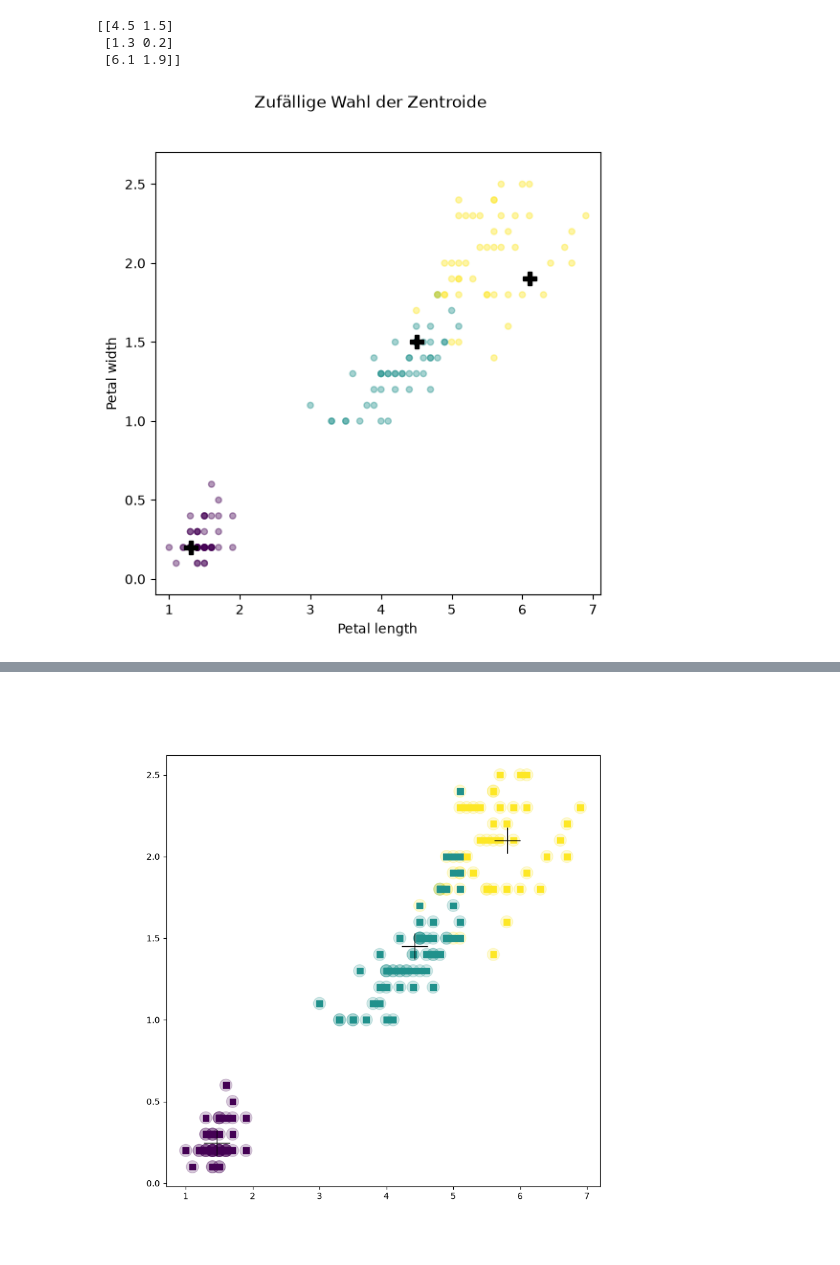
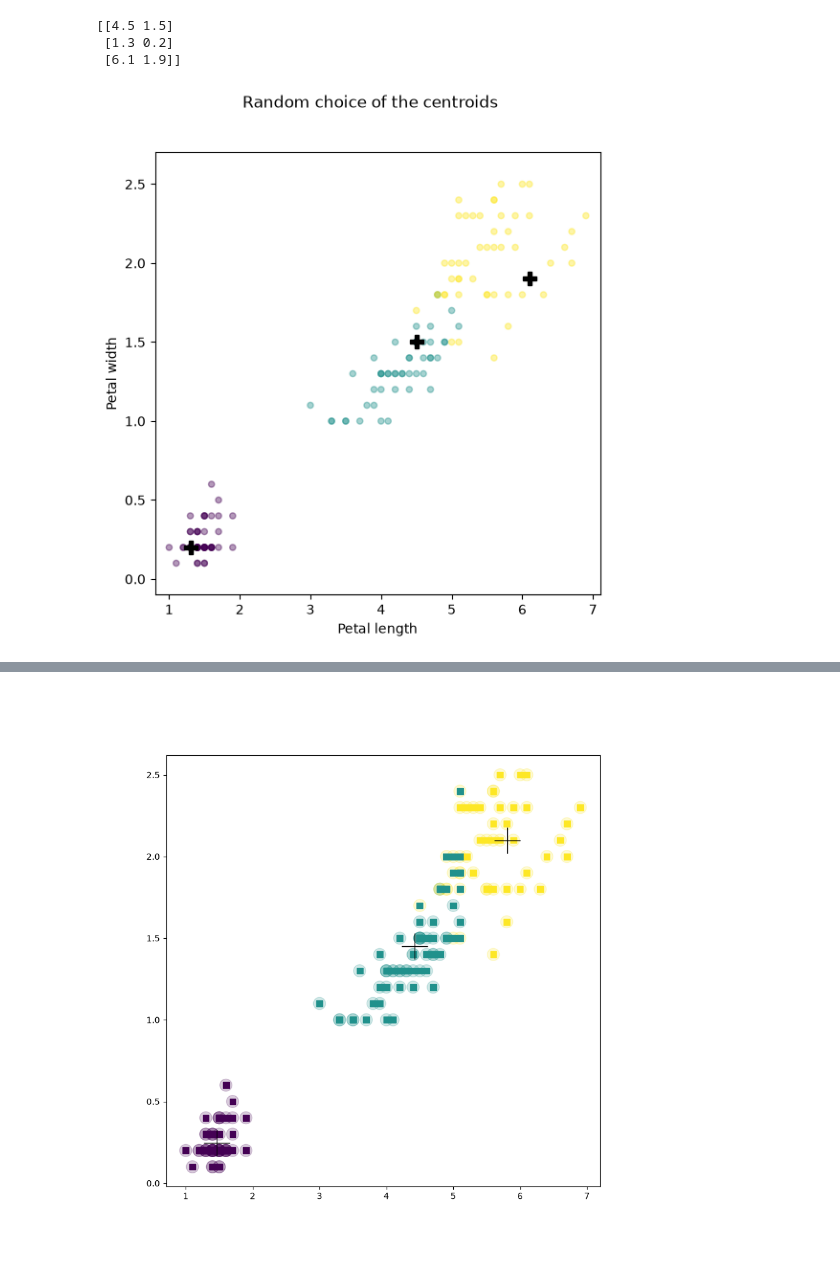
Before and after one commit to konradvoelkel/ds-en, a Jupyter notebook: kmeans.ipynb, the cells around one changed output, grey strips where cells are left out. Cells and saved outputs as stored; diff of their text form; code cells hidden in the pictures.

```diff
--- a/kmeans.ipynb
+++ b/kmeans.ipynb
@@ -79,20 +77,20 @@ print(cs)
 # %%
 def plotinit(the_data):
     fig, ax = plt.subplots(figsize=(6,6))
     ax.set_xlim(np.min(the_data[:,0])-0.2, np.max(the_data[:,0])+0.2)
     ax.set_ylim(np.min(the_data[:,1])-0.2, np.max(the_data[:,1])+0.2)
     ax.set_xlabel("Petal length")
     ax.set_ylabel("Petal width")
     return fig, ax
 
 fig, ax = plotinit(demodata)
 ax.scatter(demodata[:,0], demodata[:,1],
            c=classes, vmax=k-1,
            alpha=0.4, s=20)
 ax.plot(cs[:,0], cs[:,1],
         'P', c='black', markersize=10)
-fig.suptitle("Zufällige Wahl der Zentroide")
+fig.suptitle("Random choice of the centroids")
 plt.show()
 # %% [output]
-[figure, old version]
+[figure, new version]
 # %%
```
Also changed, not shown: parts of 46 cells of this notebook, 11 other files.
